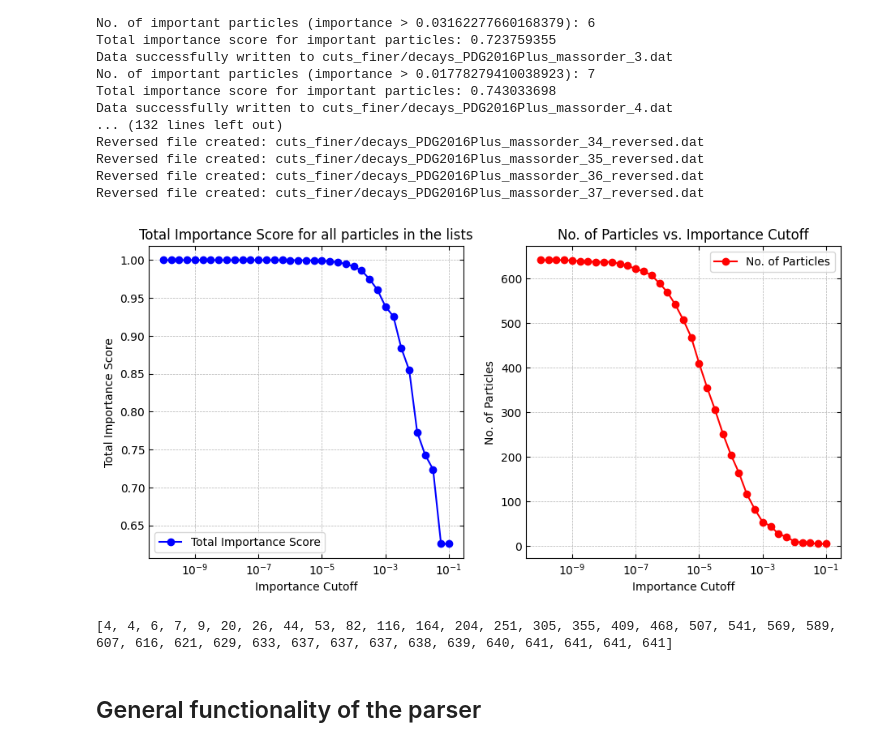
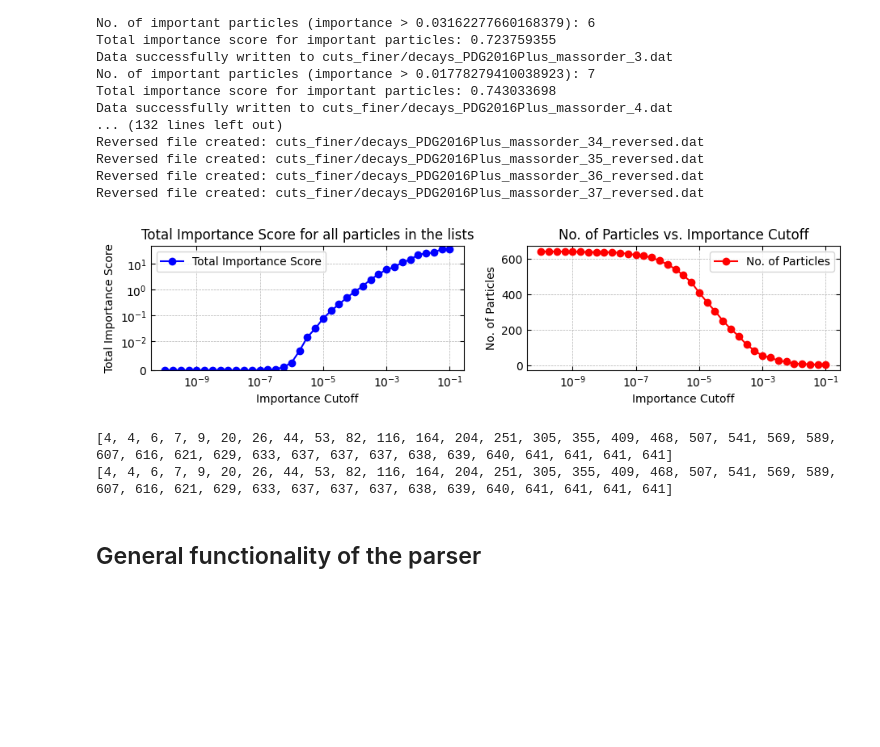
Before and after one commit to Claitos/FastResoParser, a Jupyter notebook: study.ipynb, the cells around one changed output. Drawn from its saved outputs; the diff is of its cells as text; code cells hidden in the pictures; blank space fills up the shorter version.

```diff
--- a/study.ipynb
+++ b/study.ipynb
@@ -32,36 +32,40 @@ Reversed file created: cuts_finer/decays_PDG2016Plus_massorder_35_reversed.dat
 Reversed file created: cuts_finer/decays_PDG2016Plus_massorder_36_reversed.dat
 Reversed file created: cuts_finer/decays_PDG2016Plus_massorder_37_reversed.dat
 # %%
-fig, ax = plt.subplots(1,2, figsize=(11, 5))
-ax[0].plot(cuts, total_scores, marker='o', linestyle='-', color='b', label='Total Importance Score')
+dev_score = [(1-x)*100 for x in total_scores]
+
+fig, ax = plt.subplots(1,2, figsize=(11, 2))
+ax[0].plot(cuts, dev_score, marker='o', linestyle='-', color='b', label='Total Importance Score')
 ax[0].set_xscale('log')
-#ax[0].set_yscale('log')
+ax[0].set_yscale('symlog', linthresh=1e-2)
+ax[0].set_ylim(bottom=0, top=50)
 ax[0].set_xlabel('Importance Cutoff')
 ax[0].set_ylabel('Total Importance Score')
 ax[0].set_title('Total Importance Score for all particles in the lists')
 ax[0].tick_params(axis='both', top=True, right=True, direction='in')
 ax[0].grid(True, which='both', linestyle='--', linewidth=0.5)
 ax[0].legend()
 
 ax[1].plot(cuts, no_of_particles, marker='o', linestyle='-', color='r', label='No. of Particles')
 ax[1].set_xscale('log')
 #ax[1].set_yscale('log')
 ax[1].set_xlabel('Importance Cutoff')
 ax[1].set_ylabel('No. of Particles')
 ax[1].set_title('No. of Particles vs. Importance Cutoff')
 ax[1].tick_params(axis='both', top=True, right=True, direction='in')
 ax[1].grid(True, which='both', linestyle='--', linewidth=0.5)
 ax[1].legend()
 
-fig.savefig("Plots/importance_cutoff_study.png", dpi=300, bbox_inches='tight')
+fig.savefig("Plots/importance_cutoff_study_test.png", dpi=300, bbox_inches='tight')
 # %% [output]
-[figure, old version]
+[figure, new version]
 # %%
-#print(no_of_particles)
+print(no_of_particles)
 test_list = [4, 4, 6, 7, 9, 20, 26, 44, 53, 82, 116, 164, 204, 251, 305, 355, 409, 468, 507, 541, 569, 589, 607, 616, 621, 629, 633, 637, 637, 637, 638, 639, 640, 641, 641, 641, 641]
 print(test_list)
 # %% [output]
 [4, 4, 6, 7, 9, 20, 26, 44, 53, 82, 116, 164, 204, 251, 305, 355, 409, 468, 507, 541, 569, 589, 607, 616, 621, 629, 633, 637, 637, 637, 638, 639, 640, 641, 641, 641, 641]
+[4, 4, 6, 7, 9, 20, 26, 44, 53, 82, 116, 164, 204, 251, 305, 355, 409, 468, 507, 541, 569, 589, 607, 616, 621, 629, 633, 637, 637, 637, 638, 639, 640, 641, 641, 641, 641]
 # %% [markdown]
 ## General functionality of the parser
 # %%
```
Also changed, not shown: 3 other files.
